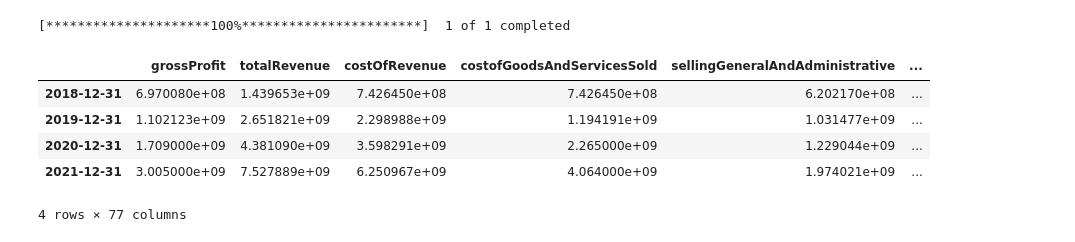
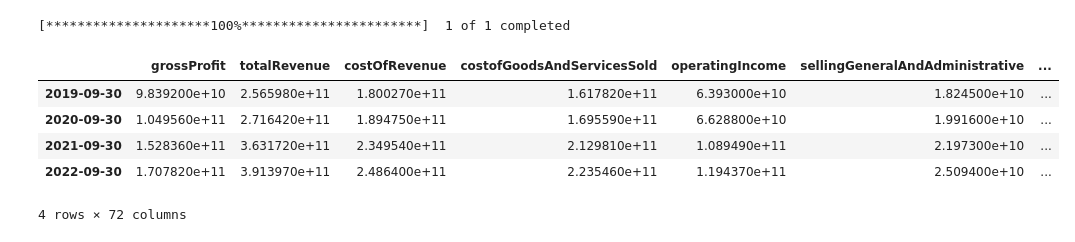
Before and after one commit to Gianmarco20/Finanzas-Quant, a Jupyter notebook: financial_statements.ipynb, the cells around one changed output. Drawn from its saved outputs; the diff is of its cells as text; code cells hidden in the pictures.

Commit message:
Ratios actualizados

```diff
--- a/financial_statements.ipynb
+++ b/financial_statements.ipynb
@@ -34,13 +34,13 @@ def financial_ratios(ticker):
     financial_data.rename(columns={'Close': 'price'}, inplace=True)
     return financial_data
 # %%
-data = financial_ratios('MELI')
+data = financial_ratios('AAPL')
 data
 # %% [output]
 [*********************100%***********************]  1 of 1 completed
-|  | grossProfit | totalRevenue | costOfRevenue | costofGoodsAndServicesSold | sellingGeneralAndAdministrative | ... |
-| 2018-12-31 | 6.970080e+08 | 1.439653e+09 | 7.426450e+08 | 7.426450e+08 | 6.202170e+08 | ... |
-| 2019-12-31 | 1.102123e+09 | 2.651821e+09 | 2.298988e+09 | 1.194191e+09 | 1.031477e+09 | ... |
-| 2020-12-31 | 1.709000e+09 | 4.381090e+09 | 3.598291e+09 | 2.265000e+09 | 1.229044e+09 | ... |
-| 2021-12-31 | 3.005000e+09 | 7.527889e+09 | 6.250967e+09 | 4.064000e+09 | 1.974021e+09 | ... |
+|  | grossProfit | totalRevenue | costOfRevenue | costofGoodsAndServicesSold | operatingIncome | sellingGeneralAndAdministrative | ... |
+| 2019-09-30 | 9.839200e+10 | 2.565980e+11 | 1.800270e+11 | 1.617820e+11 | 6.393000e+10 | 1.824500e+10 | ... |
+| 2020-09-30 | 1.049560e+11 | 2.716420e+11 | 1.894750e+11 | 1.695590e+11 | 6.628800e+10 | 1.991600e+10 | ... |
+| 2021-09-30 | 1.528360e+11 | 3.631720e+11 | 2.349540e+11 | 2.129810e+11 | 1.089490e+11 | 2.197300e+10 | ... |
+| 2022-09-30 | 1.707820e+11 | 3.913970e+11 | 2.486400e+11 | 2.235460e+11 | 1.194370e+11 | 2.509400e+10 | ... |
-4 rows × 77 columns
+4 rows × 72 columns
```
Also changed, not shown: parts of 3 cells of this notebook.
